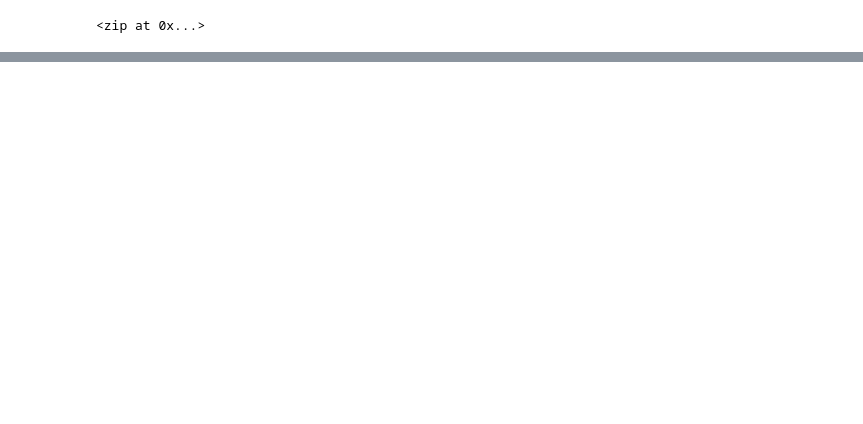
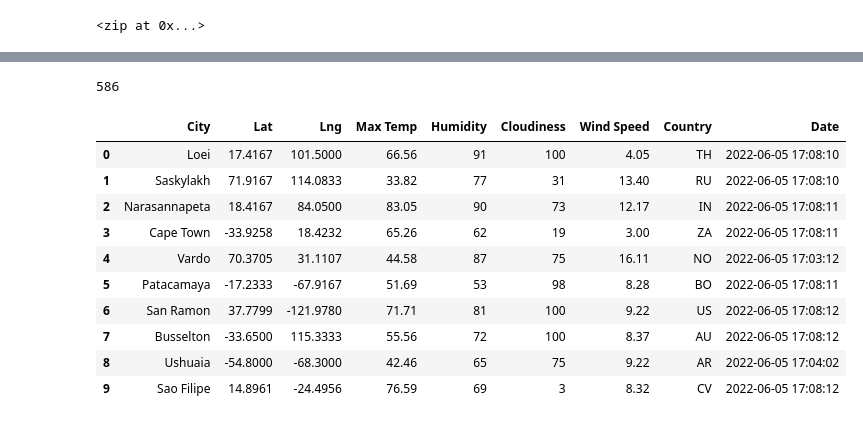
Before and after one commit to jmratcliff/World_Weather_Analysis, a Jupyter notebook: WeatherPy.ipynb, the cells around one changed output, grey strips where cells are left out. Cells and saved outputs as stored; diff of their text form; code cells hidden in the pictures; blank space fills up the shorter version.

```diff
--- a/WeatherPy.ipynb
+++ b/WeatherPy.ipynb
@@ -96,0 +149,20 @@ for i, city in enumerate(cities):
+# %%
+len(city_data)
+# %% [output]
+586
+# %%
+# Convert arrays to DF
+city_data_df = pd.DataFrame(city_data)
+city_data_df.head(10)
+# %% [output]
+|  | City | Lat | Lng | Max Temp | Humidity | Cloudiness | Wind Speed | Country | Date |
+| 0 | Loei | 17.4167 | 101.5000 | 66.56 | 91 | 100 | 4.05 | TH | 2022-06-05 17:08:10 |
+| 1 | Saskylakh | 71.9167 | 114.0833 | 33.82 | 77 | 31 | 13.40 | RU | 2022-06-05 17:08:10 |
+| 2 | Narasannapeta | 18.4167 | 84.0500 | 83.05 | 90 | 73 | 12.17 | IN | 2022-06-05 17:08:11 |
+| 3 | Cape Town | -33.9258 | 18.4232 | 65.26 | 62 | 19 | 3.00 | ZA | 2022-06-05 17:08:11 |
+| 4 | Vardo | 70.3705 | 31.1107 | 44.58 | 87 | 75 | 16.11 | NO | 2022-06-05 17:03:12 |
+| 5 | Patacamaya | -17.2333 | -67.9167 | 51.69 | 53 | 98 | 8.28 | BO | 2022-06-05 17:08:11 |
+| 6 | San Ramon | 37.7799 | -121.9780 | 71.71 | 81 | 100 | 9.22 | US | 2022-06-05 17:08:12 |
+| 7 | Busselton | -33.6500 | 115.3333 | 55.56 | 72 | 100 | 8.37 | AU | 2022-06-05 17:08:12 |
+| 8 | Ushuaia | -54.8000 | -68.3000 | 42.46 | 65 | 75 | 9.22 | AR | 2022-06-05 17:04:02 |
+| 9 | Sao Filipe | 14.8961 | -24.4956 | 76.59 | 69 | 3 | 8.32 | CV | 2022-06-05 17:08:12 |
```
Also changed, not shown: parts of 10 cells of this notebook, 1 other file.
